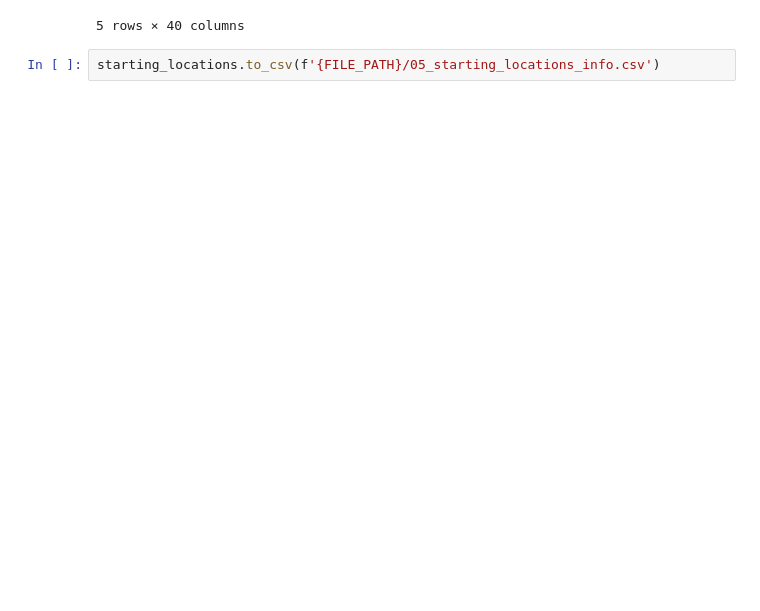
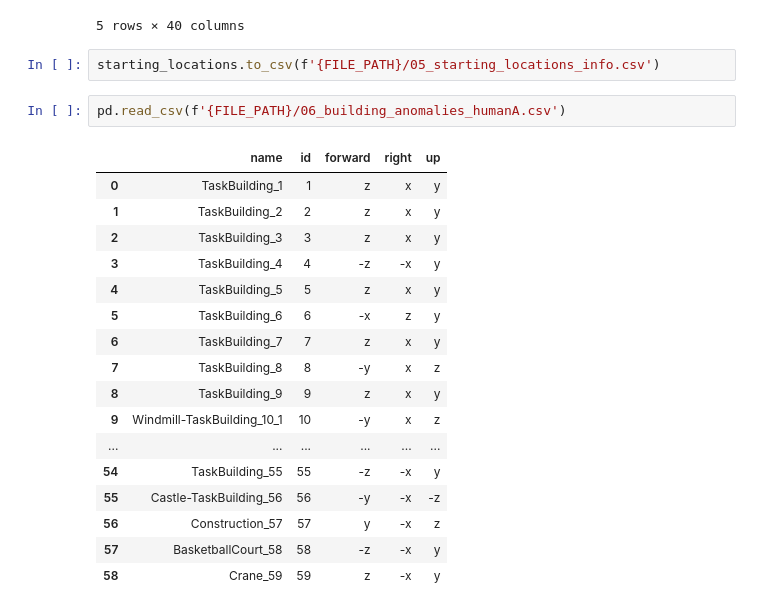
Before and after one commit to nora-maleki/humanA-pointing-task-analysis, a Jupyter notebook: analyses/01_main/00_convert_to_csv.ipynb, the cells around one changed output. Saved outputs shown, nothing was run; the diff lists cells and outputs as text; blank space fills up the shorter version.

Commit message:
added the anomalies file

```diff
--- a/analyses/01_main/00_convert_to_csv.ipynb
+++ b/analyses/01_main/00_convert_to_csv.ipynb
@@ -70,3 +70,23 @@ starting_locations.head()
 5 rows × 40 columns
 # %%
 starting_locations.to_csv(f'{FILE_PATH}/05_starting_locations_info.csv')
+# %%
+pd.read_csv(f'{FILE_PATH}/06_building_anomalies_humanA.csv')
+# %% [output]
+|  | name | id | forward | right | up |
+| 0 | TaskBuilding_1 | 1 | z | x | y |
+| 1 | TaskBuilding_2 | 2 | z | x | y |
+| 2 | TaskBuilding_3 | 3 | z | x | y |
+| 3 | TaskBuilding_4 | 4 | -z | -x | y |
+| 4 | TaskBuilding_5 | 5 | z | x | y |
+| 5 | TaskBuilding_6 | 6 | -x | z | y |
+| 6 | TaskBuilding_7 | 7 | z | x | y |
+| 7 | TaskBuilding_8 | 8 | -y | x | z |
+| 8 | TaskBuilding_9 | 9 | z | x | y |
+| 9 | Windmill-TaskBuilding_10_1 | 10 | -y | x | z |
+| ... | ... | ... | ... | ... | ... |
+| 54 | TaskBuilding_55 | 55 | -z | -x | y |
+| 55 | Castle-TaskBuilding_56 | 56 | -y | -x | -z |
+| 56 | Construction_57 | 57 | y | -x | z |
+| 57 | BasketballCourt_58 | 58 | -z | -x | y |
+| 58 | Crane_59 | 59 | z | -x | y |
```
Also changed, not shown: parts of 1 cell of this notebook.
